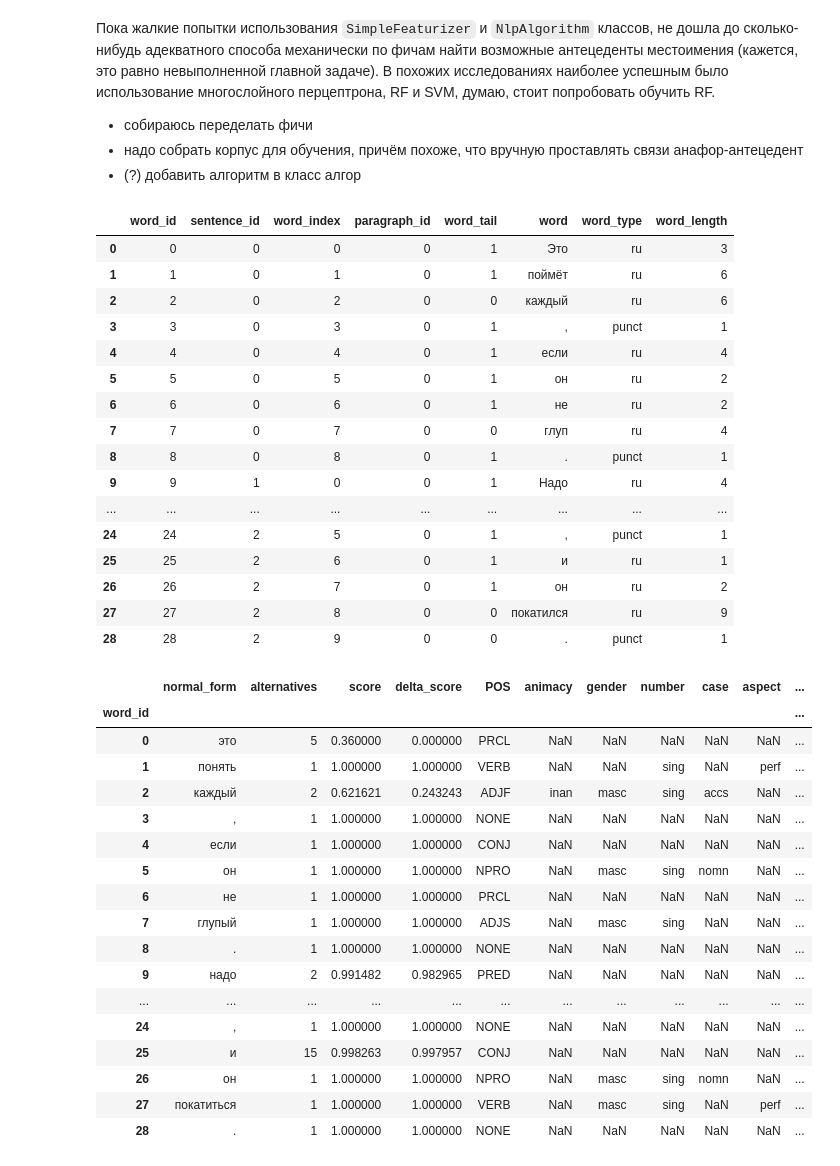
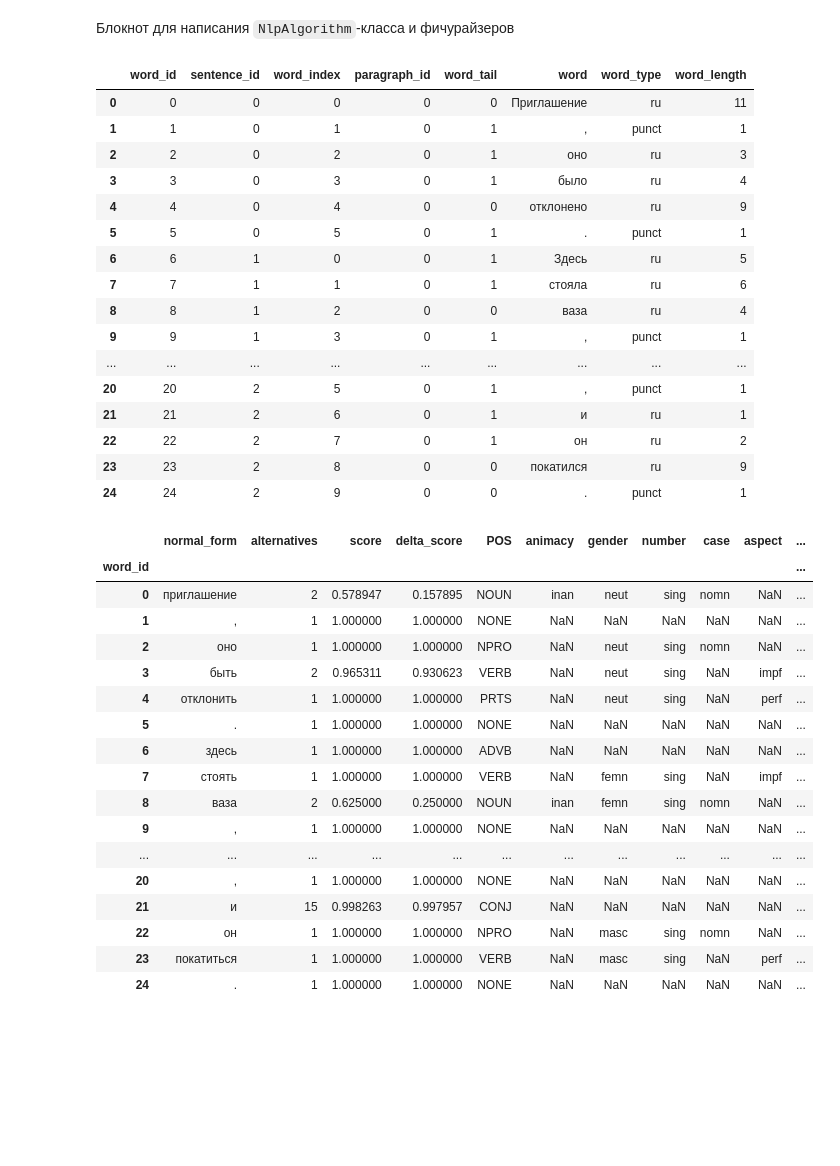
Before and after one commit to okulovsky/grammar_ru, a Jupyter notebook: notebooks/2022 Autumn/Antecedent.ipynb, the cells around one changed output. Cells and saved outputs as stored; diff of their text form; code cells hidden in the pictures; blank space fills up the shorter version.

```diff
--- a/notebooks/2022 Autumn/Antecedent.ipynb
+++ b/notebooks/2022 Autumn/Antecedent.ipynb
@@ -1,33 +1,30 @@
-# %% [markdown]
-Пока жалкие попытки использования `SimpleFeaturizer` и `NlpAlgorithm` классов, не дошла до сколько-нибудь адекватного способа механически по фичам найти возможные антецеденты местоимения (кажется, это равно невыполненной главной задаче). В похожих исследованиях наиболее успешным было использование многослойного перцептрона, RF и SVM, думаю, стоит попробовать обучить RF.
-- собираюсь переделать фичи
-- надо собрать корпус для обучения, причём похоже, что вручную проставлять связи анафор-антецедент
-- (?) добавить алгоритм в класс алгор
+# %% [markdown]
+Блокнот для написания `NlpAlgorithm`-класса и фичурайзеров
 # %%
 from tg.grammar_ru.common import Separator
 import pandas as pd
 
-s = 'Это поймёт каждый, если он не глуп. Надо изображать жизнь не такою, как она есть. Слон выронил мяч из хобота, и он покатился.'
+s = 'Приглашение, оно было отклонено. Здесь стояла ваза, пока ее не разбили. Слон выронил мяч из хобота, и он покатился.'
 db = Separator.build_bundle(s)
 db.data_frames['src']
 # %% [output]
 |  | word_id | sentence_id | word_index | paragraph_id | word_tail | word | word_type | word_length |
-| 0 | 0 | 0 | 0 | 0 | 1 | Это | ru | 3 |
-| 1 | 1 | 0 | 1 | 0 | 1 | поймёт | ru | 6 |
-| 2 | 2 | 0 | 2 | 0 | 0 | каждый | ru | 6 |
-| 3 | 3 | 0 | 3 | 0 | 1 | , | punct | 1 |
-| 4 | 4 | 0 | 4 | 0 | 1 | если | ru | 4 |
-| 5 | 5 | 0 | 5 | 0 | 1 | он | ru | 2 |
-| 6 | 6 | 0 | 6 | 0 | 1 | не | ru | 2 |
-| 7 | 7 | 0 | 7 | 0 | 0 | глуп | ru | 4 |
-| 8 | 8 | 0 | 8 | 0 | 1 | . | punct | 1 |
-| 9 | 9 | 1 | 0 | 0 | 1 | Надо | ru | 4 |
+| 0 | 0 | 0 | 0 | 0 | 0 | Приглашение | ru | 11 |
+| 1 | 1 | 0 | 1 | 0 | 1 | , | punct | 1 |
+| 2 | 2 | 0 | 2 | 0 | 1 | оно | ru | 3 |
+| 3 | 3 | 0 | 3 | 0 | 1 | было | ru | 4 |
+| 4 | 4 | 0 | 4 | 0 | 0 | отклонено | ru | 9 |
+| 5 | 5 | 0 | 5 | 0 | 1 | . | punct | 1 |
+| 6 | 6 | 1 | 0 | 0 | 1 | Здесь | ru | 5 |
+| 7 | 7 | 1 | 1 | 0 | 1 | стояла | ru | 6 |
+| 8 | 8 | 1 | 2 | 0 | 0 | ваза | ru | 4 |
+| 9 | 9 | 1 | 3 | 0 | 1 | , | punct | 1 |
 | ... | ... | ... | ... | ... | ... | ... | ... | ... |
-| 24 | 24 | 2 | 5 | 0 | 1 | , | punct | 1 |
-| 25 | 25 | 2 | 6 | 0 | 1 | и | ru | 1 |
-| 26 | 26 | 2 | 7 | 0 | 1 | он | ru | 2 |
-| 27 | 27 | 2 | 8 | 0 | 0 | покатился | ru | 9 |
-| 28 | 28 | 2 | 9 | 0 | 0 | . | punct | 1 |
+| 20 | 20 | 2 | 5 | 0 | 1 | , | punct | 1 |
+| 21 | 21 | 2 | 6 | 0 | 1 | и | ru | 1 |
+| 22 | 22 | 2 | 7 | 0 | 1 | он | ru | 2 |
+| 23 | 23 | 2 | 8 | 0 | 0 | покатился | ru | 9 |
+| 24 | 24 | 2 | 9 | 0 | 0 | . | punct | 1 |
 # %%
 from tg.grammar_ru.ml.features import PyMorphyFeaturizer
 
@@ -38,20 +35,20 @@ morphology_df
 # %% [output]
 |  | normal_form | alternatives | score | delta_score | POS | animacy | gender | number | case | aspect | ... |
 | word_id |  |  |  |  |  |  |  |  |  |  | ... |
-| 0 | это | 5 | 0.360000 | 0.000000 | PRCL | NaN | NaN | NaN | NaN | NaN | ... |
-| 1 | понять | 1 | 1.000000 | 1.000000 | VERB | NaN | NaN | sing | NaN | perf | ... |
-| 2 | каждый | 2 | 0.621621 | 0.243243 | ADJF | inan | masc | sing | accs | NaN | ... |
-| 3 | , | 1 | 1.000000 | 1.000000 | NONE | NaN | NaN | NaN | NaN | NaN | ... |
-| 4 | если | 1 | 1.000000 | 1.000000 | CONJ | NaN | NaN | NaN | NaN | NaN | ... |
-| 5 | он | 1 | 1.000000 | 1.000000 | NPRO | NaN | masc | sing | nomn | NaN | ... |
-| 6 | не | 1 | 1.000000 | 1.000000 | PRCL | NaN | NaN | NaN | NaN | NaN | ... |
-| 7 | глупый | 1 | 1.000000 | 1.000000 | ADJS | NaN | masc | sing | NaN | NaN | ... |
-| 8 | . | 1 | 1.000000 | 1.000000 | NONE | NaN | NaN | NaN | NaN | NaN | ... |
-| 9 | надо | 2 | 0.991482 | 0.982965 | PRED | NaN | NaN | NaN | NaN | NaN | ... |
+| 0 | приглашение | 2 | 0.578947 | 0.157895 | NOUN | inan | neut | sing | nomn | NaN | ... |
+| 1 | , | 1 | 1.000000 | 1.000000 | NONE | NaN | NaN | NaN | NaN | NaN | ... |
+| 2 | оно | 1 | 1.000000 | 1.000000 | NPRO | NaN | neut | sing | nomn | NaN | ... |
+| 3 | быть | 2 | 0.965311 | 0.930623 | VERB | NaN | neut | sing | NaN | impf | ... |
+| 4 | отклонить | 1 | 1.000000 | 1.000000 | PRTS | NaN | neut | sing | NaN | perf | ... |
+| 5 | . | 1 | 1.000000 | 1.000000 | NONE | NaN | NaN | NaN | NaN | NaN | ... |
+| 6 | здесь | 1 | 1.000000 | 1.000000 | ADVB | NaN | NaN | NaN | NaN | NaN | ... |
+| 7 | стоять | 1 | 1.000000 | 1.000000 | VERB | NaN | femn | sing | NaN | impf | ... |
+| 8 | ваза | 2 | 0.625000 | 0.250000 | NOUN | inan | femn | sing | nomn | NaN | ... |
+| 9 | , | 1 | 1.000000 | 1.000000 | NONE | NaN | NaN | NaN | NaN | NaN | ... |
 | ... | ... | ... | ... | ... | ... | ... | ... | ... | ... | ... | ... |
-| 24 | , | 1 | 1.000000 | 1.000000 | NONE | NaN | NaN | NaN | NaN | NaN | ... |
-| 25 | и | 15 | 0.998263 | 0.997957 | CONJ | NaN | NaN | NaN | NaN | NaN | ... |
-| 26 | он | 1 | 1.000000 | 1.000000 | NPRO | NaN | masc | sing | nomn | NaN | ... |
-| 27 | покатиться | 1 | 1.000000 | 1.000000 | VERB | NaN | masc | sing | NaN | perf | ... |
-| 28 | . | 1 | 1.000000 | 1.000000 | NONE | NaN | NaN | NaN | NaN | NaN | ... |
+| 20 | , | 1 | 1.000000 | 1.000000 | NONE | NaN | NaN | NaN | NaN | NaN | ... |
+| 21 | и | 15 | 0.998263 | 0.997957 | CONJ | NaN | NaN | NaN | NaN | NaN | ... |
+| 22 | он | 1 | 1.000000 | 1.000000 | NPRO | NaN | masc | sing | nomn | NaN | ... |
+| 23 | покатиться | 1 | 1.000000 | 1.000000 | VERB | NaN | masc | sing | NaN | perf | ... |
+| 24 | . | 1 | 1.000000 | 1.000000 | NONE | NaN | NaN | NaN | NaN | NaN | ... |
 # %%
```
Also changed, not shown: parts of 24 cells of this notebook.
